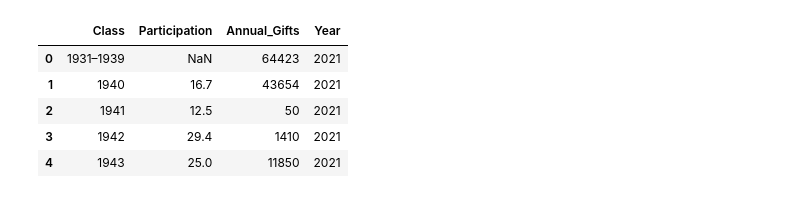
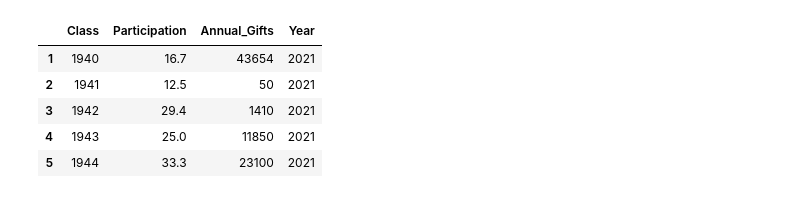
Before and after one commit to chris544460/yaleDonations, a Jupyter notebook: visualizer_dataExploration.ipynb, the cells around one changed output. Saved outputs shown, nothing was run; the diff lists cells and outputs as text; code cells hidden in the pictures.

```diff
--- a/visualizer_dataExploration.ipynb
+++ b/visualizer_dataExploration.ipynb
@@ -1,22 +1,26 @@
 # %%
 import pandas as pd
 import numpy as np
 
 import os
 
 # set wd to "/Users/christianmartinez/Downloads/trash/Yale Donations/processedData"
 os.chdir("/Users/christianmartinez/Downloads/trash/Yale Donations/processedData")
 
+
 # read the data from "yaleDonations.csv" and show first 5 rows
 df = pd.read_csv("yaleDonations.csv")
+
+# drop all rows with NaN values
+df = df.dropna()
 df.head()
 # %% [output]
 |  | Class | Participation | Annual_Gifts | Year |
-| 0 | 1931–1939 | NaN | 64423 | 2021 |
 | 1 | 1940 | 16.7 | 43654 | 2021 |
 | 2 | 1941 | 12.5 | 50 | 2021 |
 | 3 | 1942 | 29.4 | 1410 | 2021 |
 | 4 | 1943 | 25.0 | 11850 | 2021 |
+| 5 | 1944 | 33.3 | 23100 | 2021 |
 # %%
 import plotly.express as px
 
```
